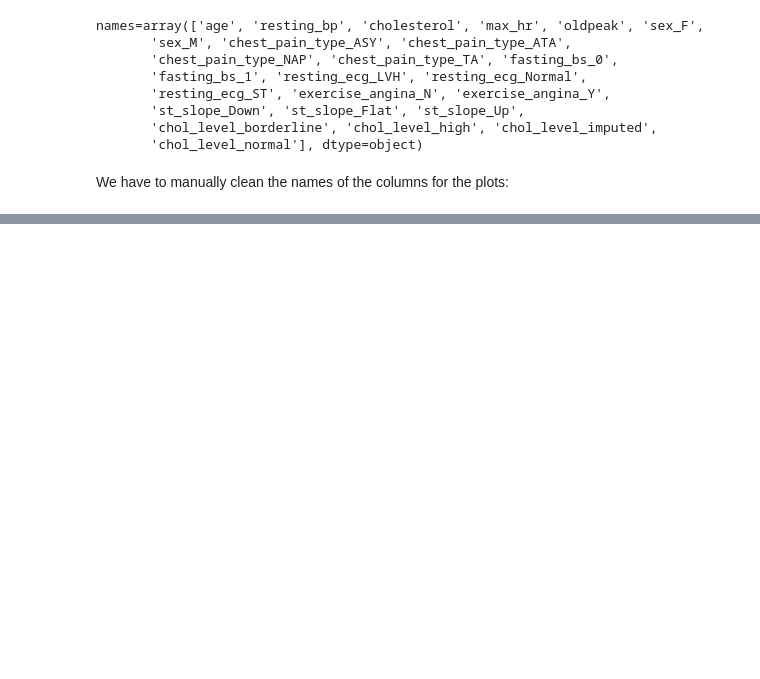
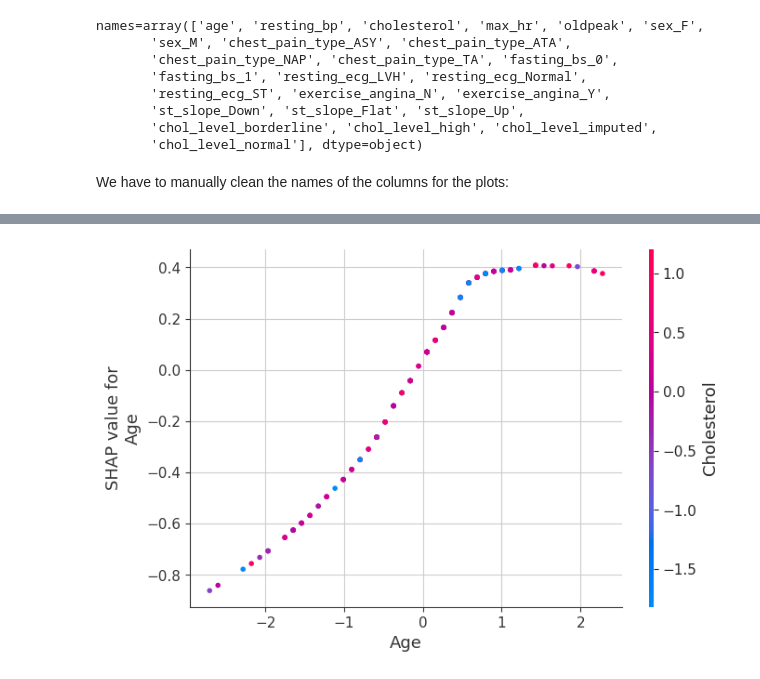
Before and after one commit to JHSchlegel/ML4Healthcare, a Jupyter notebook: project1/task1/neural_additive_model/experiments.ipynb, the cells around one changed output, grey strips where cells are left out. Saved outputs shown, nothing was run; the diff lists cells and outputs as text; code cells hidden in the pictures; blank space fills up the shorter version.

```diff
--- a/project1/task1/neural_additive_model/experiments.ipynb
+++ b/project1/task1/neural_additive_model/experiments.ipynb
@@ -209,0 +316,9 @@ plt.show()
+# %%
+shap.dependence_plot(
+    "Age",
+    shap_values.reshape(-1, X_test_preprocessed_df.shape[1]),
+    X_test_preprocessed_df,
+    interaction_index="Cholesterol"
+)
+# %% [output]
+[figure, added]
```
Also changed, not shown: parts of 19 cells of this notebook.
